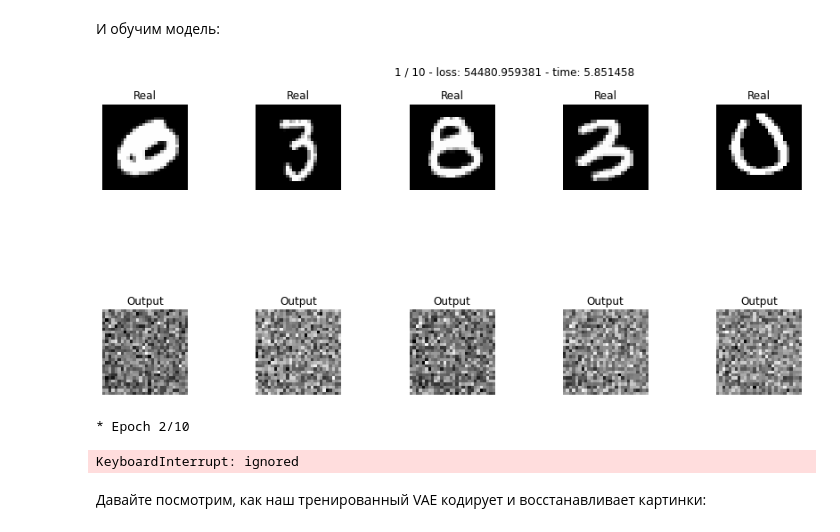
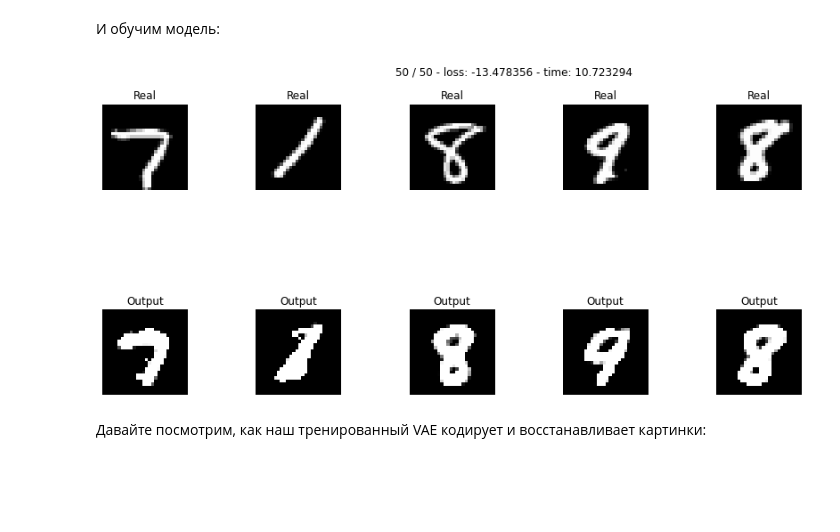
Before and after one commit to LevPerla/DLS_CV_Course, a Jupyter notebook: project/Autoencoders.ipynb, the cells around one changed output. Cells and saved outputs as stored; diff of their text form; code cells hidden in the pictures; blank space fills up the shorter version.

```diff
--- a/project/Autoencoders.ipynb
+++ b/project/Autoencoders.ipynb
@@ -320,9 +296,9 @@ def train(model, opt, loss_fn, epochs, data_tr, data_val, patience=10, plot=True
 history = train(model=autoencoder,
                 opt=optimizer,
                 loss_fn=criterion,
-                epochs=20,
+                epochs=40,
                 data_tr=data_train,
                 data_val=data_val,
-                patience=5,
+                patience=10,
                 plot=True);
 # %% [output]
@@ -730,22 +674,20 @@ def log_likelihood(x, reconstruction):
     часть функции потерь, которая отвечает за качество реконструкции (как mse в обычном autoencoder)
     """
     # loss = nn.BCELoss()(reconstruction, x)
-    loss = F.binary_cross_entropy(reconstruction, x.view(-1, 28*28*1), reduction='sum')
+    loss = F.binary_cross_entropy(reconstruction, x, reduction='mean')*image_size*image_size
 
     return loss
 
 def loss_vae(x, mu, logsigma, reconstruction):
-    return KL_divergence(mu, logsigma) + log_likelihood(x, reconstruction)
+    return (KL_divergence(mu, logsigma) + log_likelihood(x, reconstruction))/2/image_size/image_size
 # %% [markdown]
 И обучим модель:
 # %%
-criterion = loss_vae
-
 VAE_model = VAE().to(device)
 
-# optimizer = torch.optim.AdamW(autoencoder.parameters(), lr=1e-3, amsgrad=True)
-optimizer = torch.optim.Adam(autoencoder.parameters(), lr=1e-3)
-# optimizer = optim.SGD(autoencoder.parameters(), lr=0.001, momentum=0.9)
+# optimizer = torch.optim.AdamW(VAE_model.parameters(), lr=1e-3, amsgrad=True)
+optimizer = torch.optim.Adam(VAE_model.parameters(), lr=1e-3)
+# optimizer = optim.SGD(VAE_model.parameters(), lr=0.001, momentum=0.9)
 # %%
 def train(model, opt, loss_fn, epochs, data_tr, data_val, patience=10, plot=True):
     history = []
@@ -774,9 +716,13 @@ def train(model, opt, loss_fn, epochs, data_tr, data_val, patience=10, plot=True
             # calculate loss to show the user
             avg_loss += (loss / len(data_tr)).item()
 
-        # avg_val_loss += (loss_fn(model(X_val.to(device, dtype=torch.float))[0],
-        #                         X_val.to(device, dtype=torch.float)) / len(X_val)).item()
+        # val_loss
+        X_val = X_val.to(device, dtype=torch.float)
+        val_mu, val_logsigma, val_reconstruction = model(X_val)
+        val_loss = loss_fn(X_val, val_mu, val_logsigma, val_reconstruction)
+        avg_val_loss += (val_loss / len(X_val)).item()
 
+        # Early stopping
         if last_val_loss > avg_val_loss:
           last_val_loss = avg_val_loss
           i=0
@@ -789,10 +735,10 @@ def train(model, opt, loss_fn, epochs, data_tr, data_val, patience=10, plot=True
 
         # show intermediate results
         X_batch_hat = X_batch.detach().to('cpu')
-        Y_hat = reconstruction.detach().to('cpu').view(reconstruction.size(0), 1, 28, 28) # detach and put into cpu
+        Y_hat = reconstruction.detach().to('cpu') # detach and put into cpu
 
-        history.append(avg_loss)
-        # history.append(avg_val_loss)
+        # history.append(avg_loss)
+        history.append(avg_val_loss)
         if plot:
           print('loss: %f' % avg_loss)
           print('val loss: %f' % avg_val_loss)
@@ -814,18 +760,16 @@ def train(model, opt, loss_fn, epochs, data_tr, data_val, patience=10, plot=True
           plt.show()
     return history
 # %%
-history = train(model=VAE,
+history = train(model=VAE_model,
                 opt=optimizer,
-                loss_fn=criterion,
-                epochs=10,
+                loss_fn=loss_vae,
+                epochs=50,
                 data_tr=train_loader,
                 data_val=test_loader,
-                patience=5,
+                patience=100,
                 plot=True)
 # %% [output]
-[figure, old version]
+[figure, new version]
-* Epoch 2/10
-KeyboardInterrupt: ignored
 # %% [markdown]
 Давайте посмотрим, как наш тренированный VAE кодирует и восстанавливает картинки:
 # %%
```
Also changed, not shown: parts of 37 cells of this notebook.
